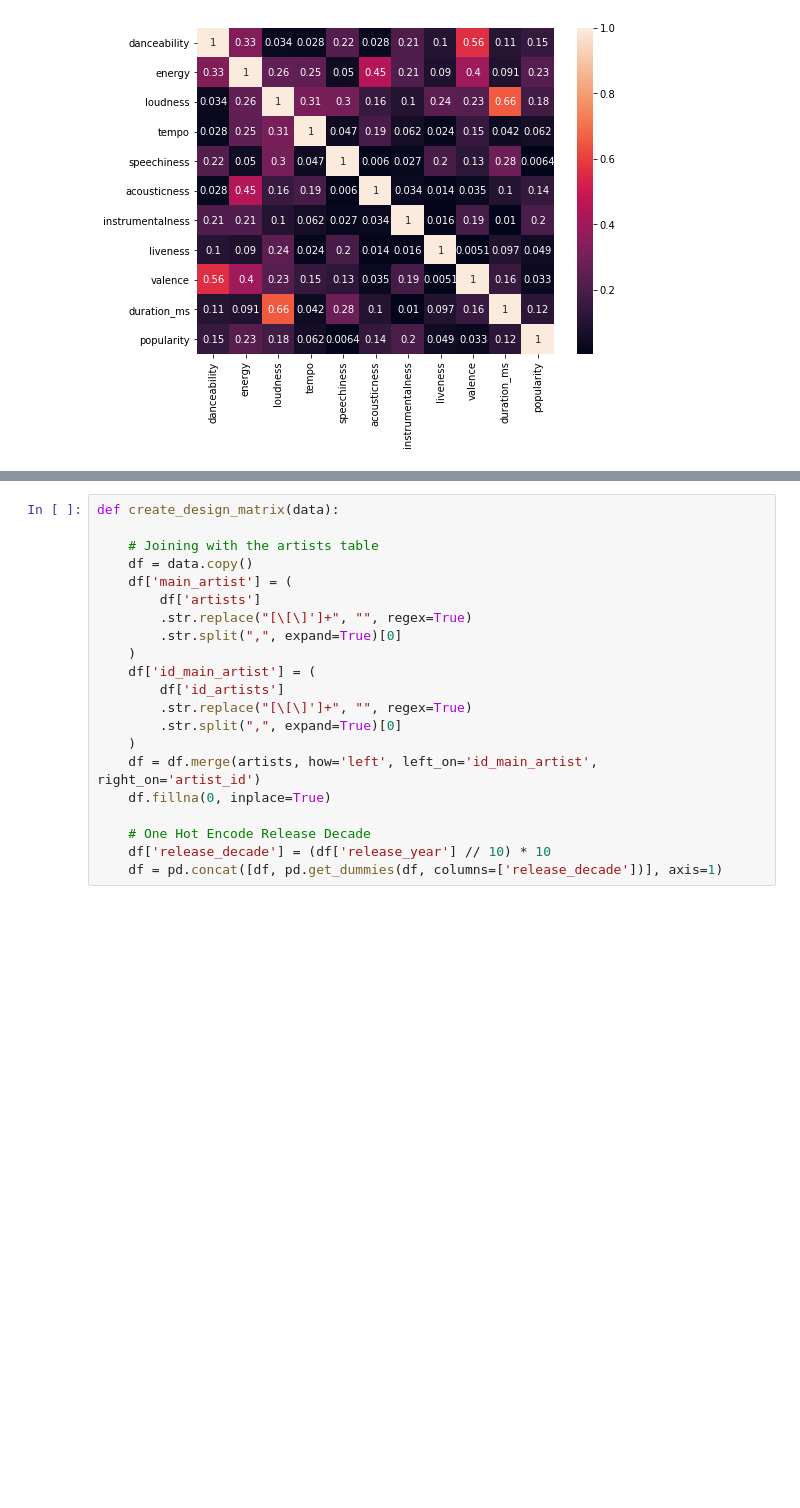
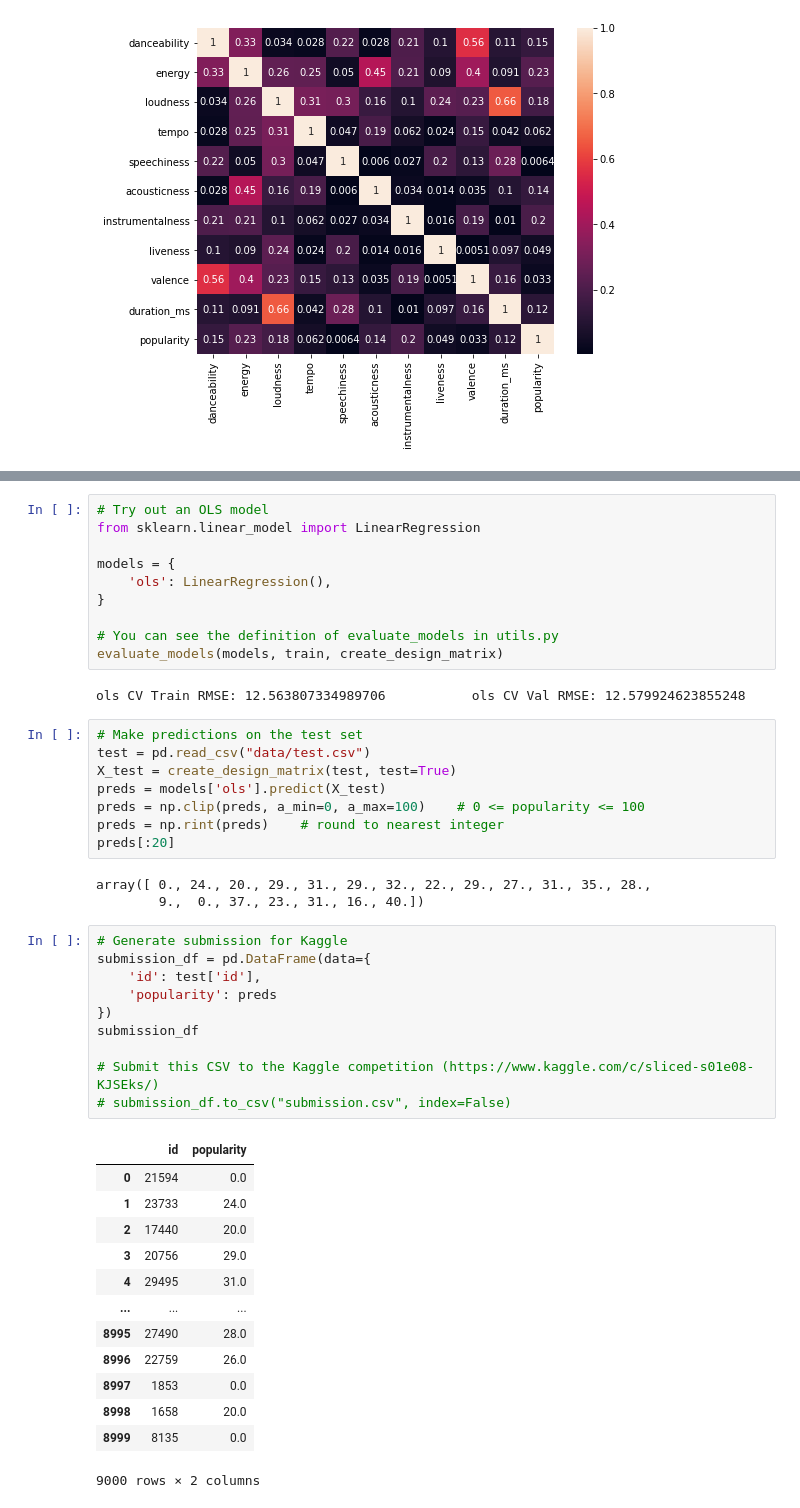
Before and after one commit to DS-100/sp22, a Jupyter notebook: lec/live05/live05.ipynb, the cells around one changed output, grey strips where cells are left out. Drawn from its saved outputs; the diff is of its cells as text; blank space fills up the shorter version.

```diff
--- a/lec/live05/live05.ipynb
+++ b/lec/live05/live05.ipynb
@@ -155,21 +96,47 @@ df
-# %%
-def create_design_matrix(data):
-
-    # Joining with the artists table
-    df = data.copy()
-    df['main_artist'] = (
-        df['artists']
-        .str.replace("[\[\]']+", "", regex=True)
-        .str.split(",", expand=True)[0]
-    )
-    df['id_main_artist'] = (
-        df['id_artists']
-        .str.replace("[\[\]']+", "", regex=True)
-        .str.split(",", expand=True)[0]
-    )
-    df = df.merge(artists, how='left', left_on='id_main_artist', right_on='artist_id')
-    df.fillna(0, inplace=True)
-
-    # One Hot Encode Release Decade
-    df['release_decade'] = (df['release_year'] // 10) * 10
-    df = pd.concat([df, pd.get_dummies(df, columns=['release_decade'])], axis=1)
+# %%
+# Try out an OLS model
+from sklearn.linear_model import LinearRegression
+
+models = {
+    'ols': LinearRegression(),
+}
+
+# You can see the definition of evaluate_models in utils.py
+evaluate_models(models, train, create_design_matrix)
+# %% [output]
+ols CV Train RMSE: 12.563807334989706           ols CV Val RMSE: 12.579924623855248
+# %%
+# Make predictions on the test set
+test = pd.read_csv("data/test.csv")
+X_test = create_design_matrix(test, test=True)
+preds = models['ols'].predict(X_test)
+preds = np.clip(preds, a_min=0, a_max=100)    # 0 <= popularity <= 100
+preds = np.rint(preds)    # round to nearest integer
+preds[:20]
+# %% [output]
+array([ 0., 24., 20., 29., 31., 29., 32., 22., 29., 27., 31., 35., 28.,
+        9.,  0., 37., 23., 31., 16., 40.])
+# %%
+# Generate submission for Kaggle
+submission_df = pd.DataFrame(data={
+    'id': test['id'],
+    'popularity': preds
+})
+submission_df
+
+# Submit this CSV to the Kaggle competition (https://www.kaggle.com/c/sliced-s01e08-KJSEks/)
+# submission_df.to_csv("submission.csv", index=False)
+# %% [output]
+|  | id | popularity |
+| 0 | 21594 | 0.0 |
+| 1 | 23733 | 24.0 |
+| 2 | 17440 | 20.0 |
+| 3 | 20756 | 29.0 |
+| 4 | 29495 | 31.0 |
+| ... | ... | ... |
+| 8995 | 27490 | 28.0 |
+| 8996 | 22759 | 26.0 |
+| 8997 | 1853 | 0.0 |
+| 8998 | 1658 | 20.0 |
+| 8999 | 8135 | 0.0 |
+9000 rows × 2 columns
```
Also changed, not shown: parts of 8 cells of this notebook, 1 other file.
